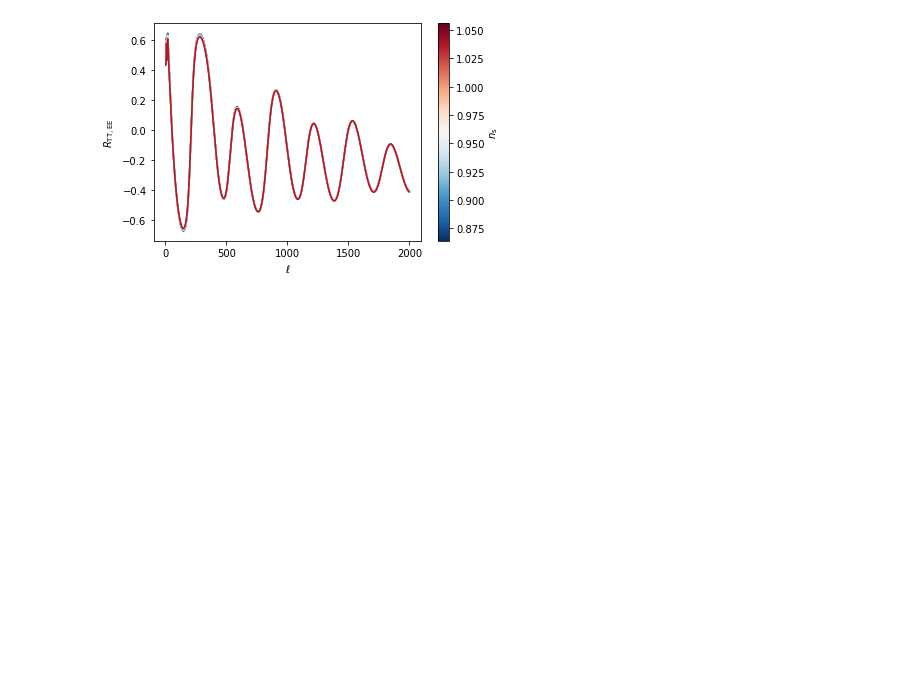
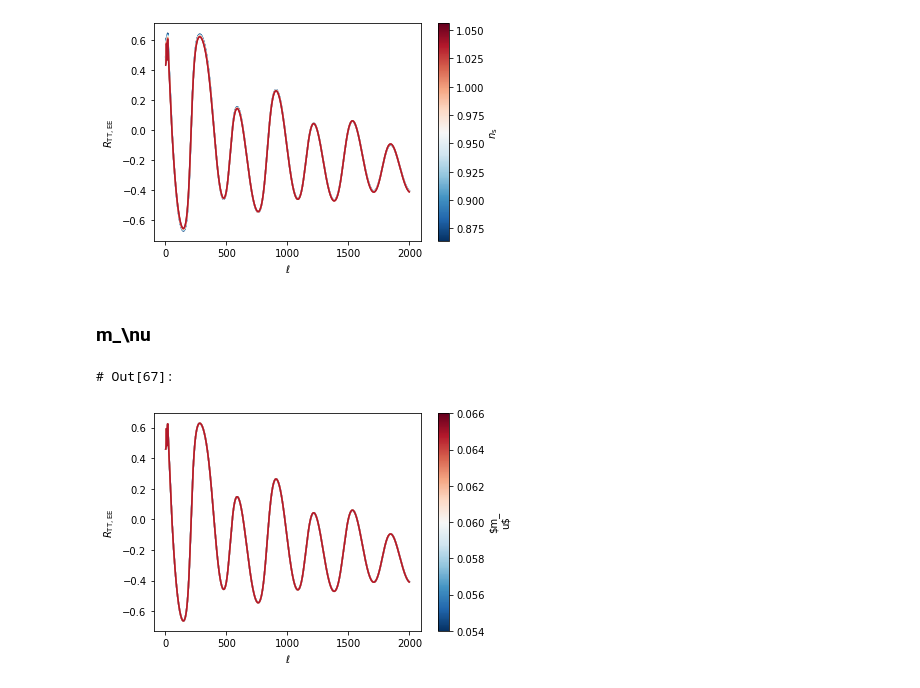
Before and after one commit to xgarrido/corrcoeff, a Jupyter notebook: notebooks/corrcoeff_basics.ipynb, the cells around one changed output. Saved outputs shown, nothing was run; the diff lists cells and outputs as text; code cells hidden in the pictures; blank space fills up the shorter version.

```diff
--- a/notebooks/corrcoeff_basics.ipynb
+++ b/notebooks/corrcoeff_basics.ipynb
@@ -82,7 +82,8 @@ def plot_correlation(param_name="H0", amplitude=0.1):
              "H0": "$H_0$ [km/s]",
              "tau": r"$\tau$",
              "As": "$A_\mathrm{s}$",
-             "ns": "$n_\mathrm{s}$"}
+             "ns": "$n_\mathrm{s}$",
+             "mnu": r"$m_\nu$"}
     plt.colorbar(sm, label=latex[param_name])
 # %% [markdown]
 ### H0
@@ -128,3 +129,10 @@ plot_correlation("ns")
 # %% [output]
 # Out[63]:
 [figure]
+# %% [markdown]
+### m_\nu
+# %%
+plot_correlation("mnu")
+# %% [output]
+# Out[67]:
+[figure, added]
```
Also changed, not shown: parts of 41 cells of this notebook, 1 other file.
